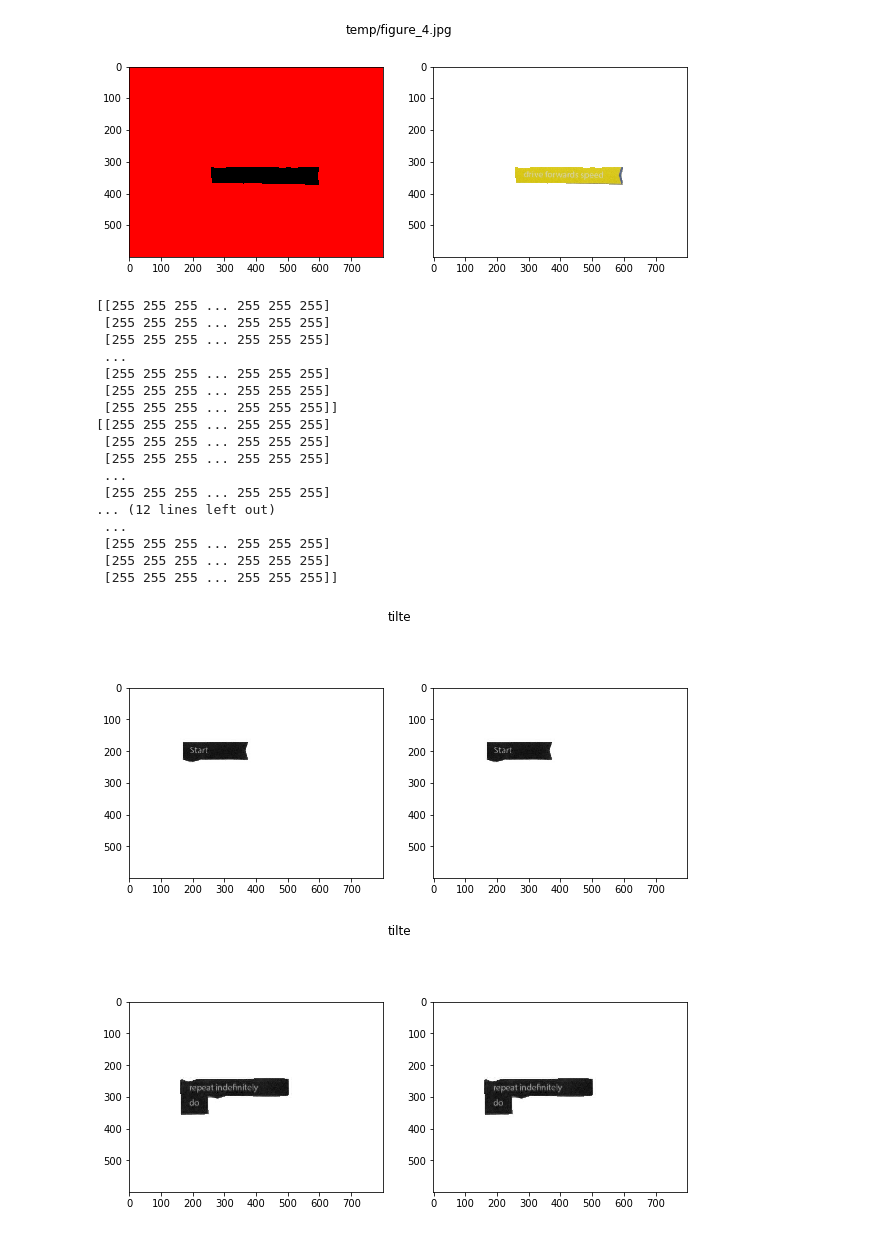
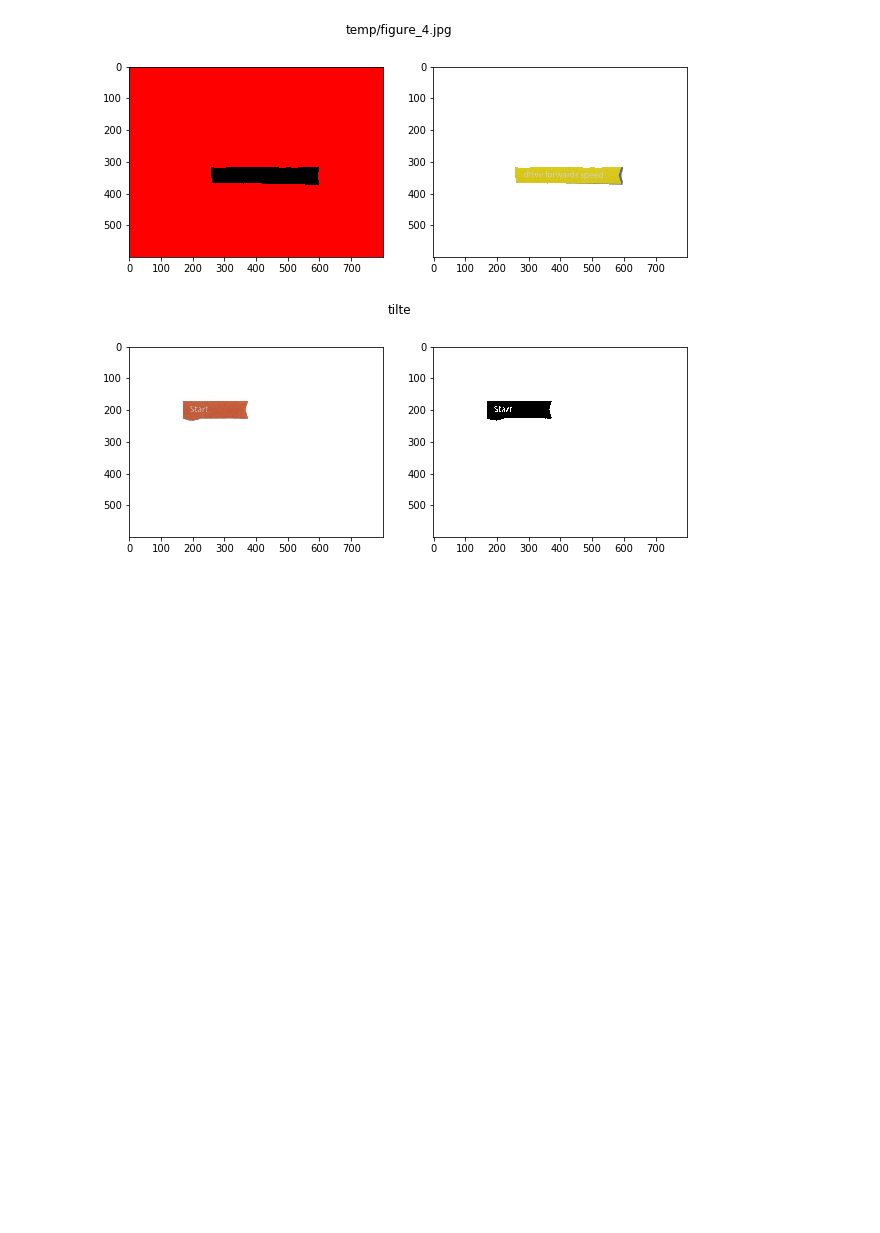
Before and after one commit to VasilisPoulos/tangibles-recognition, a Jupyter notebook: new_blocks_testing.ipynb, the cells around one changed output. Saved outputs shown, nothing was run; the diff lists cells and outputs as text; code cells hidden in the pictures; blank space fills up the shorter version.

```diff
--- a/new_blocks_testing.ipynb
+++ b/new_blocks_testing.ipynb
@@ -104,48 +104,26 @@ number = fill_letters(res, A)
 # %%
 temp_directory = '/home/vasilisp/Desktop/tangibles-recognition/temp/'
 pre_guess = 'repeat indefinitely do'
-
-for i in range(1, number+1):
-    figure = np.array(Image.open(temp_directory+'figure_'+str(i)+'.jpg'))
-
-    figure_gray = cv.cvtColor(figure, cv.COLOR_BGR2GRAY)
-    coords = cv.findNonZero(figure_gray)
-    x, y, w, h = cv.boundingRect(coords) # Find minimum spanning bounding box
-    crop = figure_gray[y:y+h, x:x+w]
-
-
-    #threshold = cv.adaptiveThreshold(figure_gray,255,cv.ADAPTIVE_THRESH_GAUSSIAN_C,\
-    #        cv.THRESH_BINARY,11,2)
-
-
-    #text_in_block = pytesseract.image_to_string(figure)
-    #print(text_in_block)
-    # planning on making a more sophisticated contains() method
-    # for checking tesseracgt output
-    #if pre_guess in text_in_block:
-    #    print('tesseract says:'+ pre_guess)
-    fig, (ax1, ax2) = plt.subplots(1, 2, figsize=(10,5))
-    fig.suptitle('tilte')
-    ax1.imshow(figure_gray, cmap='gray')
-    ax2.imshow(crop, cmap='gray')
-    fig.show()
+color_threshold = 40
+bgr = np.array([72, 97, 195])
+lower = np.array([bgr[0]-threshold, bgr[1]-threshold, bgr[2]-threshold])
+upper = np.array([bgr[0]+threshold, bgr[1]+threshold, bgr[2]+threshold])
+#for i in range(1, number+1):
+figure = np.array(Image.open(temp_directory+'figure_1.jpg'))#'figure_'+str(i)+'.jpg'))
+mask = cv.inRange(figure, lower, lower)
+res = cv.bitwise_and(figure, figure, mask= mask)
+figure_gray = cv.cvtColor(figure, cv.COLOR_BGR2GRAY)
+ret1,threshold = cv.threshold(figure_gray,127,255,cv.THRESH_BINARY)
+text_in_block = pytesseract.image_to_string(threshold, lang='eng')
+print(text_in_block)
+# planning on making a more sophisticated contains() method
+# for checking tesseracgt output
+#if pre_guess in text_in_block:
+#    print('tesseract says:'+ pre_guess)
+fig, (ax1, ax2) = plt.subplots(1, 2, figsize=(10,4))
+fig.suptitle('tilte')
+ax1.imshow(figure, cmap='gray')
+ax2.imshow(threshold, cmap='gray')
+fig.show()
 # %% [output]
-[[255 255 255 ... 255 255 255]
- [255 255 255 ... 255 255 255]
- [255 255 255 ... 255 255 255]
- ...
- [255 255 255 ... 255 255 255]
- [255 255 255 ... 255 255 255]
- [255 255 255 ... 255 255 255]]
-[[255 255 255 ... 255 255 255]
- [255 255 255 ... 255 255 255]
- [255 255 255 ... 255 255 255]
- ...
- [255 255 255 ... 255 255 255]
-... (12 lines left out)
- ...
- [255 255 255 ... 255 255 255]
- [255 255 255 ... 255 255 255]
- [255 255 255 ... 255 255 255]]
-[figure, old version]
+[figure, new version]
-[figure, removed]
```
Also changed, not shown: parts of 1 cell of this notebook.
